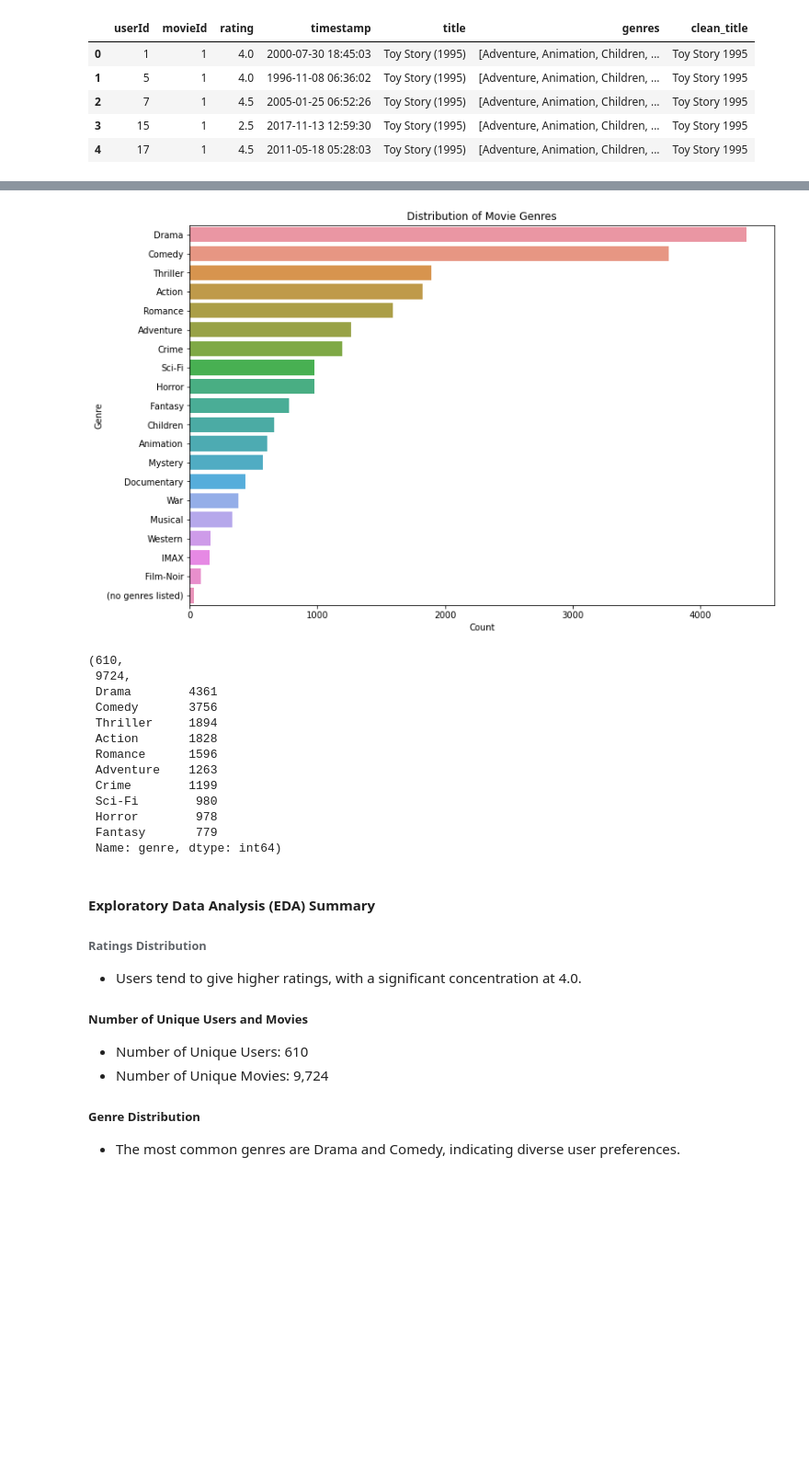
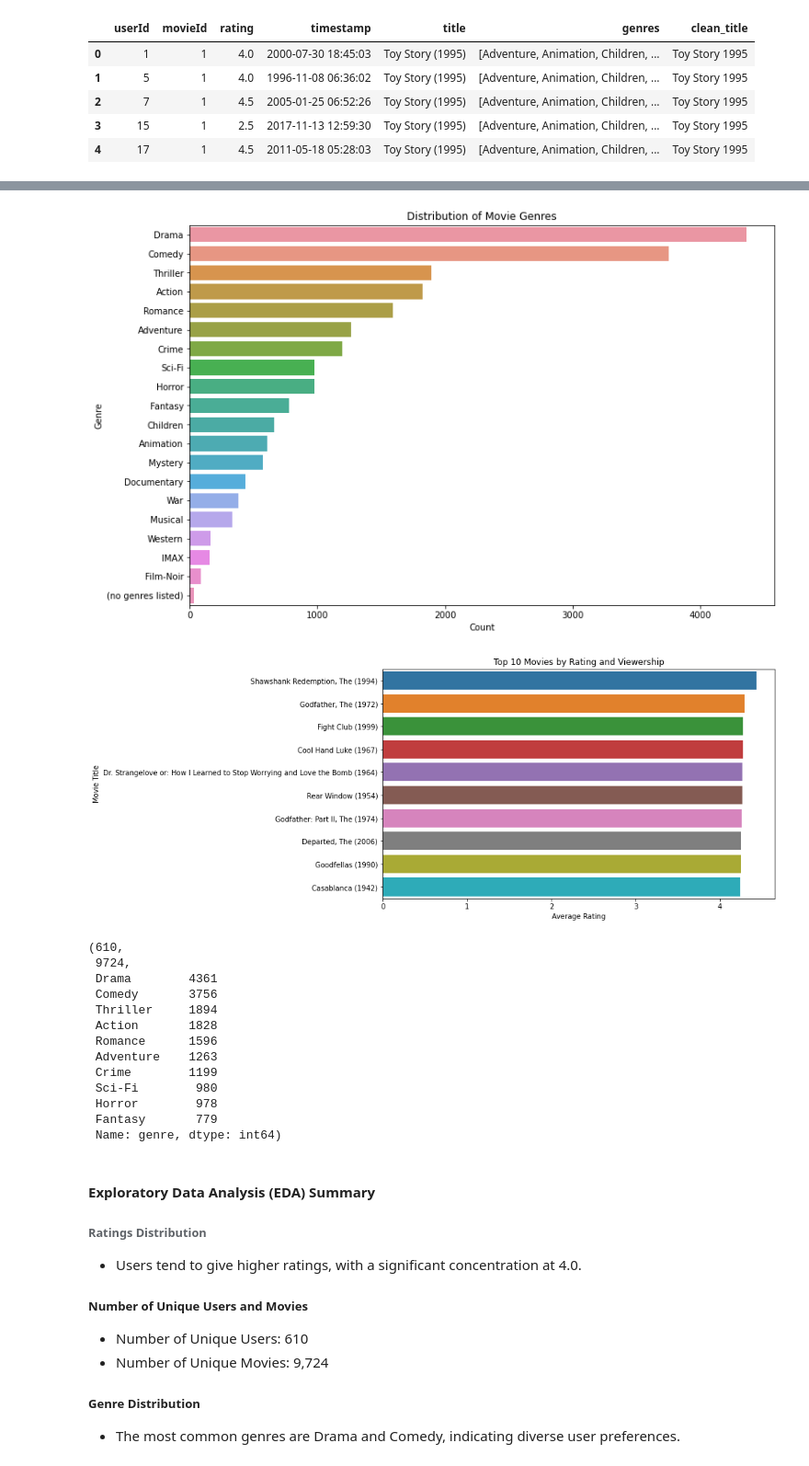
Before and after one commit to omulei/Movie_Recommender_System, a Jupyter notebook: Phase 4 project.ipynb, the cells around one changed output, grey strips where cells are left out. Shown at 92% size. Saved outputs shown, nothing was run; the diff lists cells and outputs as text; code cells hidden in the pictures; blank space fills up the shorter version.

```diff
--- a/Phase 4 project.ipynb
+++ b/Phase 4 project.ipynb
@@ -270,34 +276,58 @@ movies_and_ratings.head()
 # %%
 # Exploratory Data Analysis
 
-# Analysis of ratings distribution
+# 1. Distribution of Ratings
 plt.figure(figsize=(10, 6))
 sns.countplot(x='rating', data=ratings)
 plt.title('Distribution of Ratings')
 plt.xlabel('Rating')
 plt.ylabel('Count')
 plt.show()
 
-# Number of unique users and movies
+# 2. Number of Unique Users and Movies
 num_users = ratings['userId'].nunique()
 num_movies = ratings['movieId'].nunique()
 
-# Analysis of genre distribution
+# 3. Genre Analysis
 all_genres = sum(movies['genres'], [])
 genres_df = pd.DataFrame(all_genres, columns=['genre'])
 genre_counts = genres_df['genre'].value_counts()
 
 plt.figure(figsize=(12, 8))
 sns.barplot(x=genre_counts, y=genre_counts.index)
 plt.title('Distribution of Movie Genres')
 plt.xlabel('Count')
 plt.ylabel('Genre')
 plt.show()
 
+
+# 4. Top 10 Movies by Rating and Viewership
+
+# Group by title and calculate mean rating and viewership count
+movie_stats = movies_and_ratings.groupby('title').agg({'rating': 'mean', 'userId': 'count'}).reset_index().rename(columns={'userId': 'viewership'})
+# Apply a threshold for minimum number of ratings
+min_viewership_threshold = 50
+filtered_movie_stats = movie_stats[movie_stats['viewership'] >= min_viewership_threshold].copy()
+# Sort the filtered movies by rating and then by viewership
+filtered_movie_stats.sort_values(by=['rating', 'viewership'], ascending=False, inplace=True)
+# Select the top 10 movies
+top_10_filtered_movies = filtered_movie_stats.head(10)
+
+
+plt.figure(figsize=(10, 6))
+sns.barplot(x='rating', y='title', data=top_10_filtered_movies)
+plt.title('Top 10 Movies by Rating and Viewership')
+plt.xlabel('Average Rating')
+plt.ylabel('Movie Title')
+plt.show()
+
+# Outputting Number of Unique Users and Movies, and Top 10 Genres
+
 num_users, num_movies, genre_counts.head(10)
 # %% [output]
 [figure]
 [figure]
+[figure, added]
 (610,
  9724,
  Drama        4361
```
Also changed, not shown: parts of 16 cells of this notebook.
